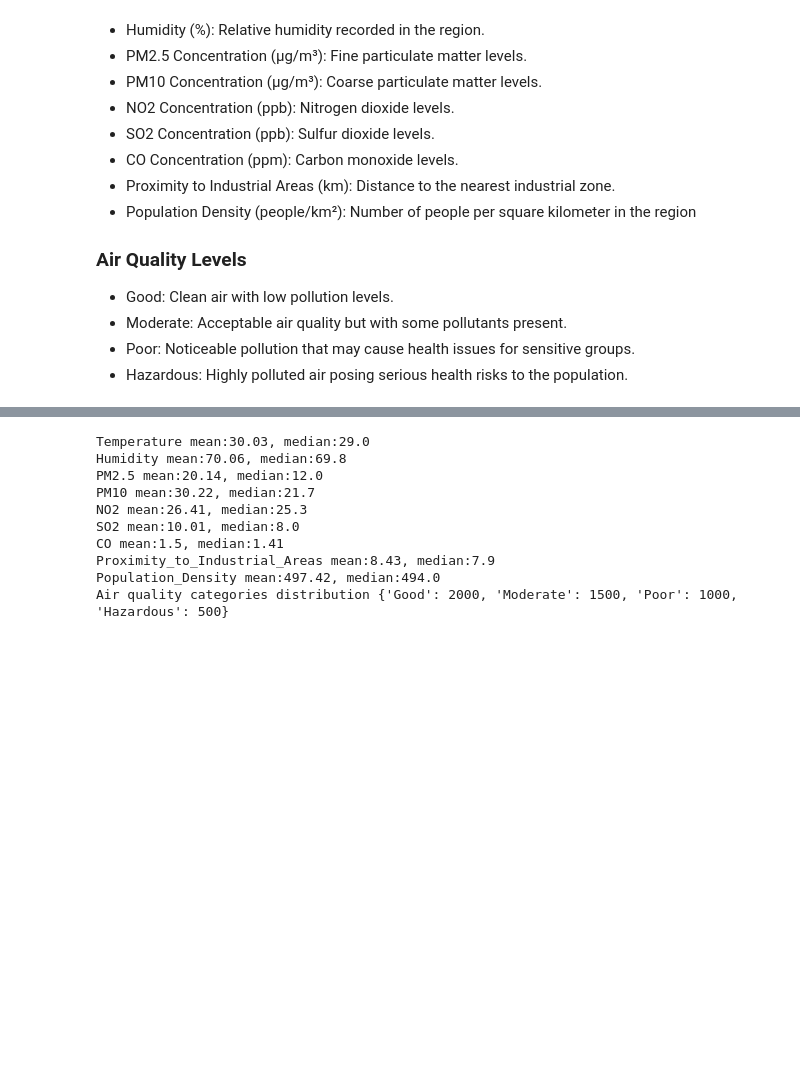
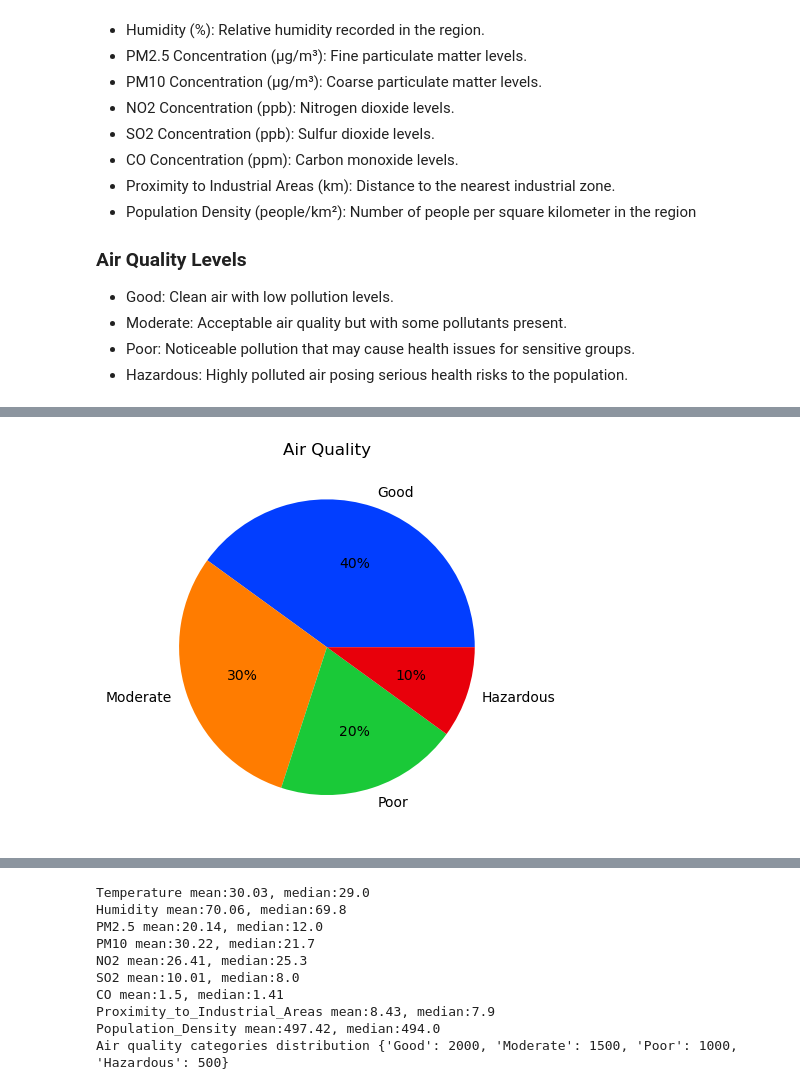
Before and after one commit to markoandjel/MachineLearning, a Jupyter notebook: Projekat I/main.ipynb, the cells around one changed output, grey strips where cells are left out. Drawn from its saved outputs; the diff is of its cells as text; code cells hidden in the pictures; blank space fills up the shorter version.

Commit message:
Dopuna: vizuelizacija vrednosti air quality i diskretni prikaz ostalih parametara

```diff
--- a/Projekat I/main.ipynb
+++ b/Projekat I/main.ipynb
@@ -40,3 +43,7 @@ memory usage: 390.8+ KB
 * Moderate: Acceptable air quality but with some pollutants present.
 * Poor: Noticeable pollution that may cause health issues for sensitive groups.
 * Hazardous: Highly polluted air posing serious health risks to the population.
+# %%
+encoder = LabelEncoder()
+df['Air Quality'] = encoder.fit_transform(df['Air Quality'])
+df.head()
@@ -42,0 +57,8 @@ memory usage: 390.8+ KB
+# %%
+air_quality=df['Air Quality'].value_counts()
+palette_color = seaborn.color_palette('bright') #Seaborn paleta boja
+plt.pie(air_quality.values, labels=encoder.inverse_transform(air_quality.index), colors=palette_color, autopct='%.0f%%')
+plt.title("Air Quality")
+plt.show()
+# %% [output]
+[figure, added]
```
Also changed, not shown: parts of 7 cells of this notebook.
